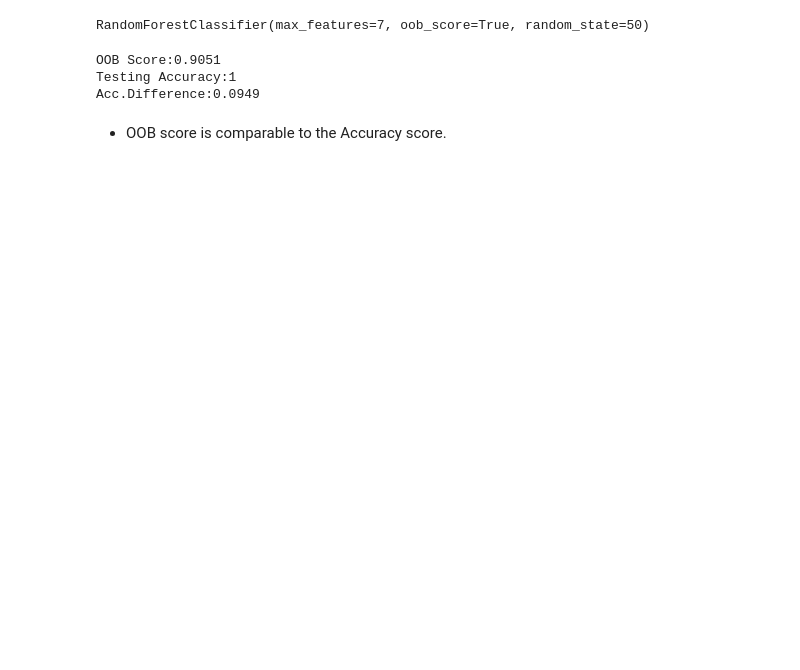
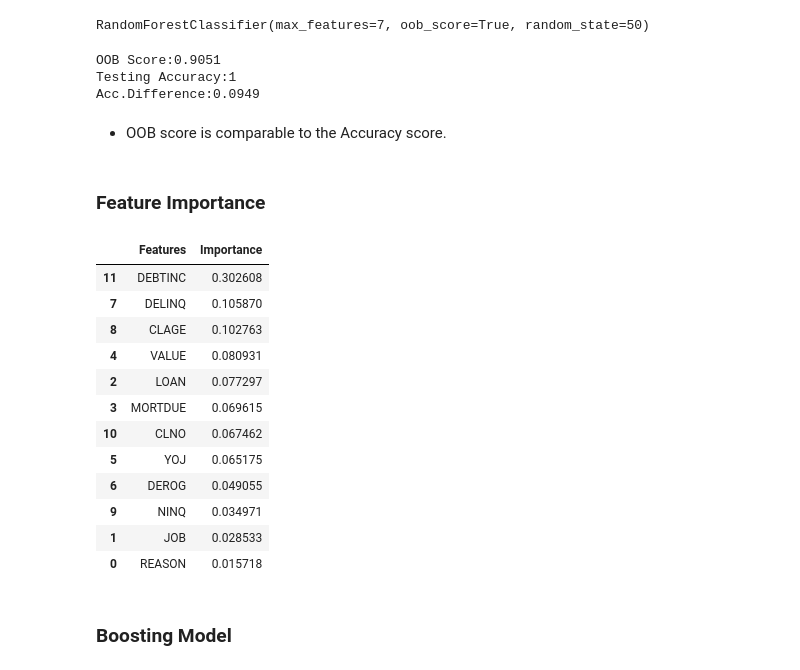
Before and after one commit to Harshobhit/Machine-Learning-Models-Pracitice, a Jupyter notebook: ensembles-machine-learning.ipynb, the cells around one changed output. Saved outputs shown, nothing was run; the diff lists cells and outputs as text; code cells hidden in the pictures; blank space fills up the shorter version.

```diff
--- a/ensembles-machine-learning.ipynb
+++ b/ensembles-machine-learning.ipynb
@@ -765,3 +766,28 @@ Testing Accuracy:1
 Acc.Difference:0.0949
 # %% [markdown]
 - OOB score is comparable to the Accuracy score.
+# %% [markdown]
+### Feature Importance
+# %%
+feature_importance = rf_model_oob.feature_importances_
+feature_names  = X_train.columns
+df = pd.DataFrame({'Features':feature_names,
+                  'Importance':feature_importance})
+# %%
+df.sort_values('Importance',ascending=False)
+# %% [output]
+|  | Features | Importance |
+| 11 | DEBTINC | 0.302608 |
+| 7 | DELINQ | 0.105870 |
+| 8 | CLAGE | 0.102763 |
+| 4 | VALUE | 0.080931 |
+| 2 | LOAN | 0.077297 |
+| 3 | MORTDUE | 0.069615 |
+| 10 | CLNO | 0.067462 |
+| 5 | YOJ | 0.065175 |
+| 6 | DEROG | 0.049055 |
+| 9 | NINQ | 0.034971 |
+| 1 | JOB | 0.028533 |
+| 0 | REASON | 0.015718 |
+# %% [markdown]
+### Boosting Model
```
Also changed, not shown: parts of 5 cells of this notebook.
